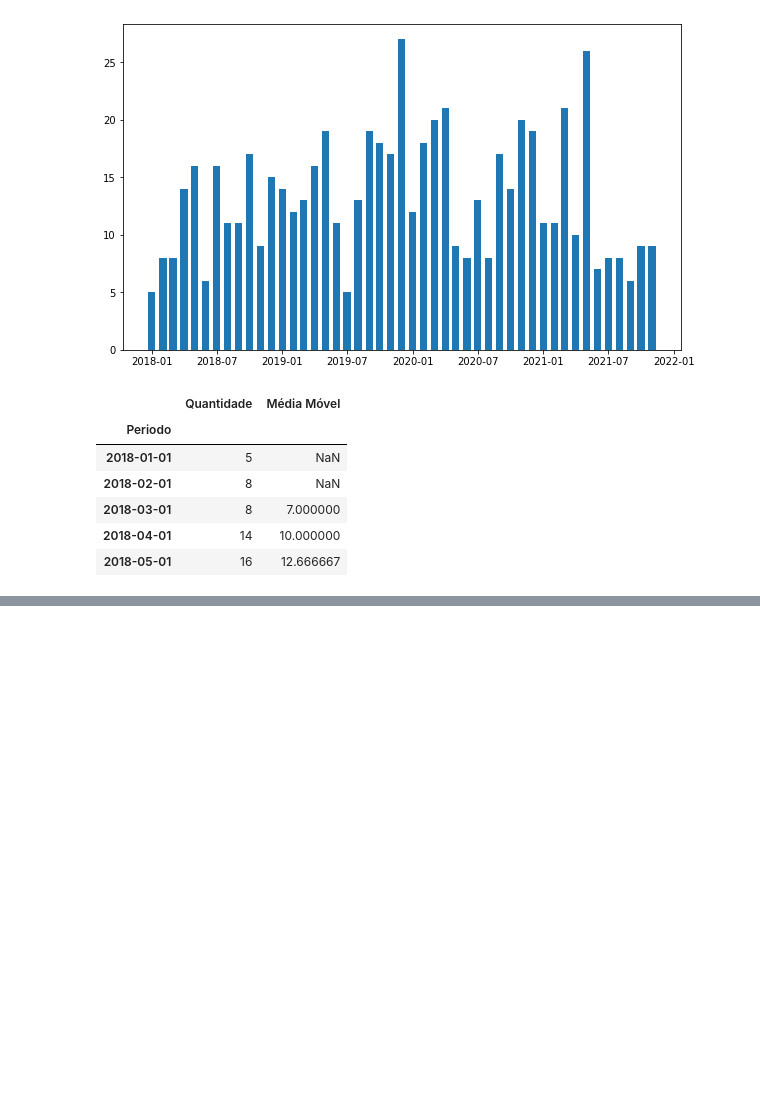
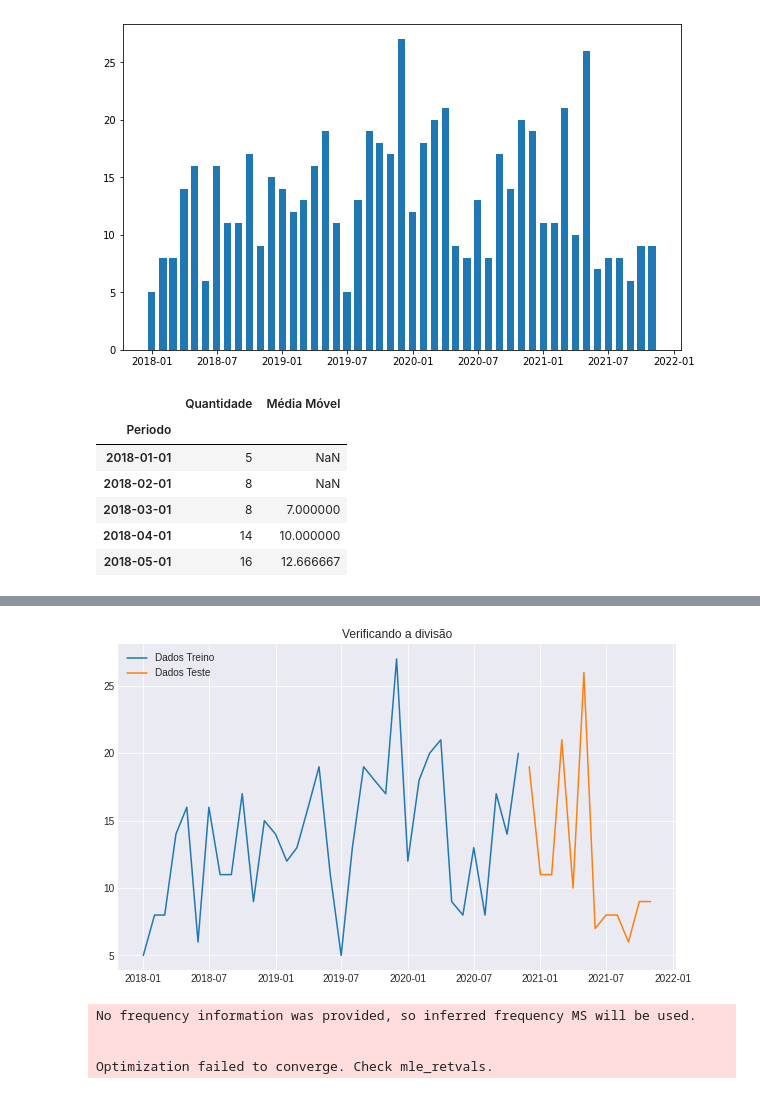
Before and after one commit to jpshimidt/DataScience, a Jupyter notebook: Data_Viking_EDA_FEMINICIDIO.ipynb, the cells around one changed output, grey strips where cells are left out. Drawn from its saved outputs; the diff is of its cells as text; code cells hidden in the pictures; blank space fills up the shorter version.

```diff
--- a/Data_Viking_EDA_FEMINICIDIO.ipynb
+++ b/Data_Viking_EDA_FEMINICIDIO.ipynb
@@ -212,0 +229,49 @@ plt.title('Índice de Feminicídio no Estado de São Paulo', loc='center', fonts
+# %%
+#Ajustar os dados
+Dados_Serie = Dados.drop(columns='Média Móvel')
+# %%
+# Divisão dos dados Treino e Teste
+
+# Dados de Treino
+Treino = round(len(Dados_Serie) * 0.75)
+
+# Dados de Teste
+Teste = len(Dados_Serie) - Treino
+# %%
+# Verificar a divisão
+Dados_Treino = Dados_Serie[0:Treino]
+Dados_Teste = Dados_Serie[-Teste:]
+
+# Tamanho do gráfico
+plt.figure(figsize=(10, 6))
+
+# Plots dos valores
+plt.plot(Dados_Treino)
+plt.plot(Dados_Teste)
+
+# Titulo
+plt.title('Verificando a divisão')
+
+# legeda
+plt.legend(['Dados Treino', 'Dados Teste']);
+# %% [output]
+[figure, added]
+# %%
+# Retirar avisos
+import warnings
+warnings.filterwarnings('ignore')
+
+# Criando o modelo de ML
+from statsmodels.tsa.api import ExponentialSmoothing
+
+# Definir os parametros do Modelo
+Funcao_Serie_Temporal = ExponentialSmoothing(
+    Dados_Treino,
+    seasonal_periods=7,
+    trend='additive',
+    seasonal='additive' ).fit()
+# %% [output]
+No frequency information was provided, so inferred frequency MS will be used.
+
+
+Optimization failed to converge. Check mle_retvals.
```
Also changed, not shown: parts of 11 cells of this notebook.
